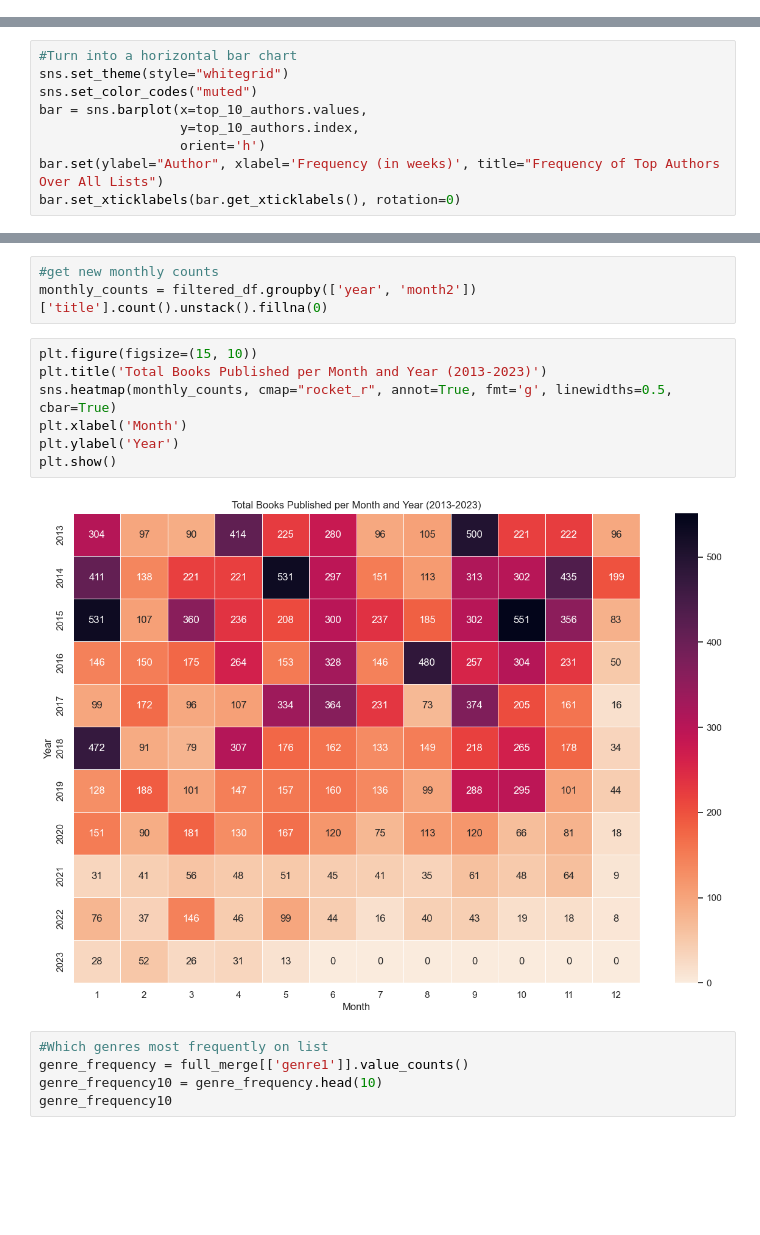
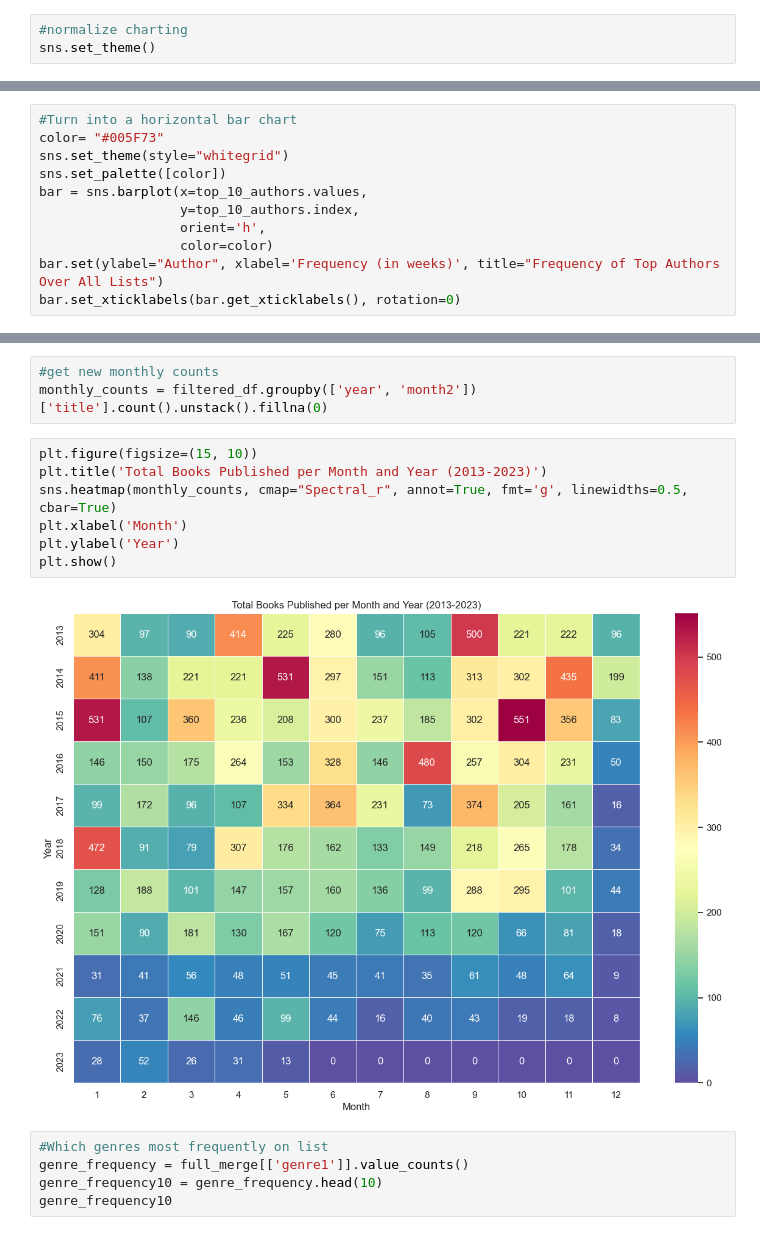
Before and after one commit to melaniewesson/bestseller_capstone, a Jupyter notebook: notebooks/bestsellers_analysis.ipynb, the cells around one changed output, grey strips where cells are left out. Cells and saved outputs as stored; diff of their text form; blank space fills up the shorter version.

Commit message:
standardizing chart colors

```diff
--- a/notebooks/bestsellers_analysis.ipynb
+++ b/notebooks/bestsellers_analysis.ipynb
@@ -5,6 +5,9 @@ import matplotlib.pyplot as plt
 import numpy as np
 # %%
 pd.set_option('display.max_columns', None)
+# %%
+#normalize charting
+sns.set_theme()
 # %%
 #read in csvs 1. nyt_api = all nyt api scrape 2. goodreads1 = everything from 1st goodreads scrape 3. goodreads2 = everything from second scrape
 nyt_api = pd.read_csv(r"C:\Users\melan\Documents\DA8\Projects\bestseller_capstone\data\merged_dataframe2.csv")
@@ -321,11 +324,13 @@ author_counts = full_merge['author'].value_counts()
 top_10_authors = author_counts.head(10)
 # %%
 #Turn into a horizontal bar chart
+color= "#005F73"
 sns.set_theme(style="whitegrid")
-sns.set_color_codes("muted")
+sns.set_palette([color])
 bar = sns.barplot(x=top_10_authors.values,
                   y=top_10_authors.index,
-                  orient='h')
+                  orient='h',
+                  color=color)
 bar.set(ylabel="Author", xlabel='Frequency (in weeks)', title="Frequency of Top Authors Over All Lists")
 bar.set_xticklabels(bar.get_xticklabels(), rotation=0)
 # %% [output]
@@ -543,12 +554,12 @@ monthly_counts = filtered_df.groupby(['year', 'month2'])['title'].count().unstac
 # %%
 plt.figure(figsize=(15, 10))
 plt.title('Total Books Published per Month and Year (2013-2023)')
-sns.heatmap(monthly_counts, cmap="rocket_r", annot=True, fmt='g', linewidths=0.5, cbar=True)
+sns.heatmap(monthly_counts, cmap="Spectral_r", annot=True, fmt='g', linewidths=0.5, cbar=True)
 plt.xlabel('Month')
 plt.ylabel('Year')
 plt.show()
 # %% [output]
-[figure, old version]
+[figure, new version]
 # %%
 #Which genres most frequently on list
 genre_frequency = full_merge[['genre1']].value_counts()
```
Also changed, not shown: parts of 30 cells of this notebook.
